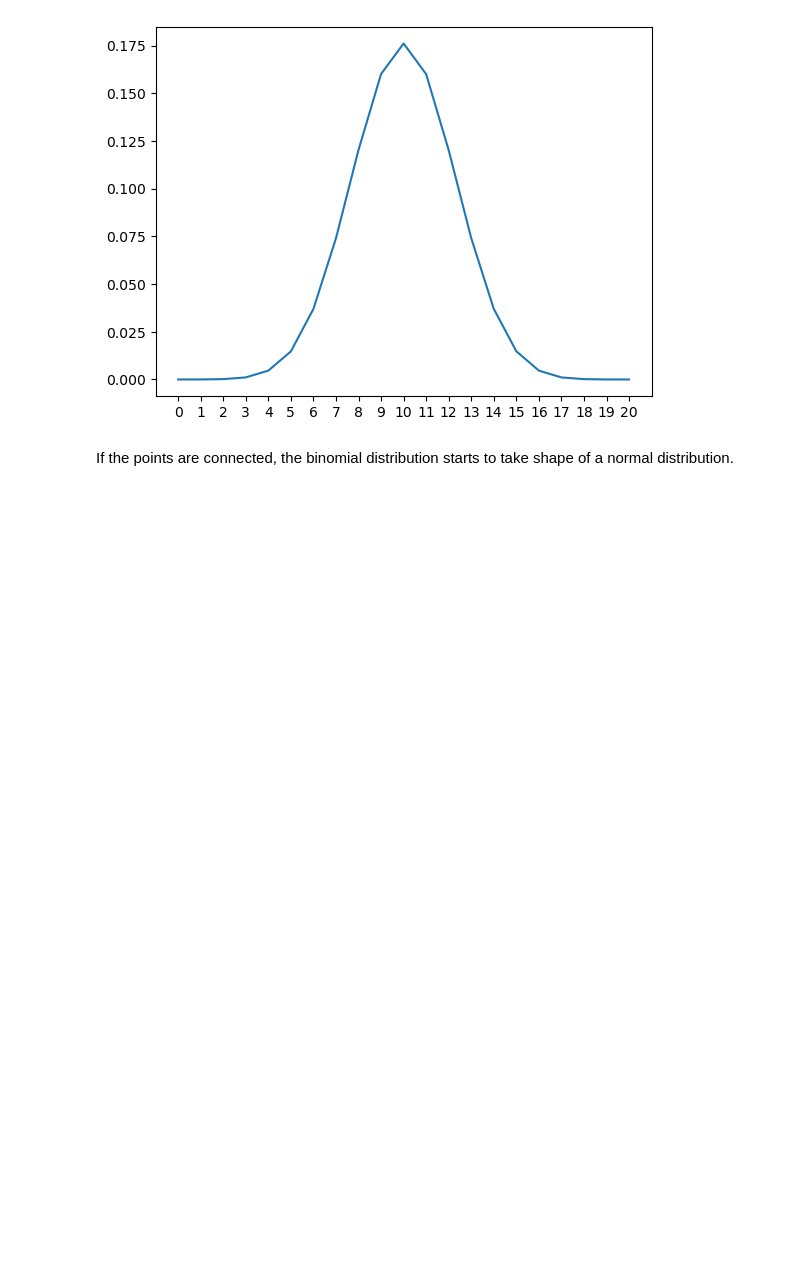
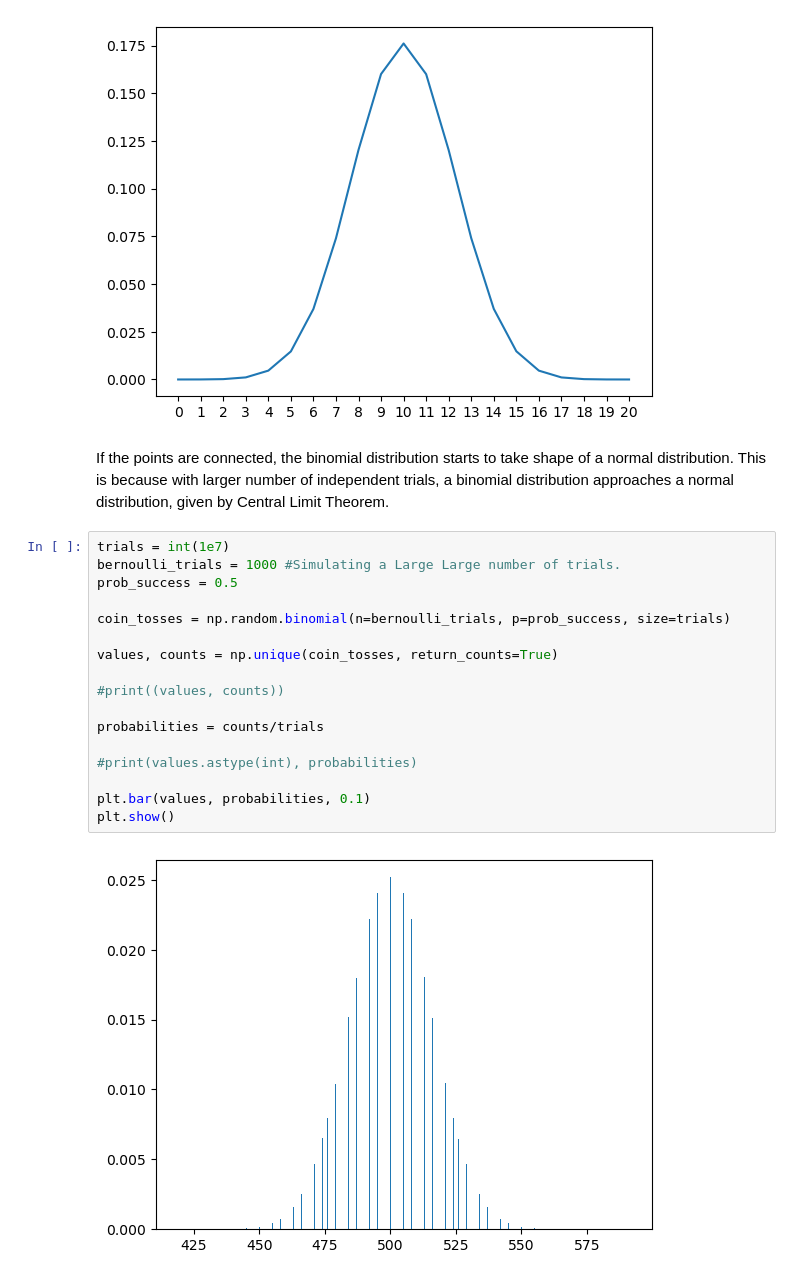
Before and after one commit to Pawan-Adhikari/Data-Science-Lab, a Jupyter notebook: 03_BinomialDistribution.ipynb, the cells around one changed output. Drawn from its saved outputs; the diff is of its cells as text; blank space fills up the shorter version.

Commit message:
Central Limit Theorem for Binomial Distributions to approach Gaussian Distribution.

```diff
--- a/03_BinomialDistribution.ipynb
+++ b/03_BinomialDistribution.ipynb
@@ -36,4 +36,23 @@ plt.show()
 # %% [output]
 [figure]
 # %% [markdown]
-If the points are connected, the binomial distribution starts to take shape of a normal distribution.
+If the points are connected, the binomial distribution starts to take shape of a normal distribution. This is because with larger number of independent trials, a binomial distribution approaches a normal distribution, given by Central Limit Theorem.
+# %%
+trials = int(1e7)
+bernoulli_trials = 1000 #Simulating a Large Large number of trials.
+prob_success = 0.5
+
+coin_tosses = np.random.binomial(n=bernoulli_trials, p=prob_success, size=trials)
+
+values, counts = np.unique(coin_tosses, return_counts=True)
+
+#print((values, counts))
+
+probabilities = counts/trials
+
+#print(values.astype(int), probabilities)
+
+plt.bar(values, probabilities, 0.1)
+plt.show()
+# %% [output]
+[figure, added]
```
Also changed, not shown: parts of 1 cell of this notebook.
